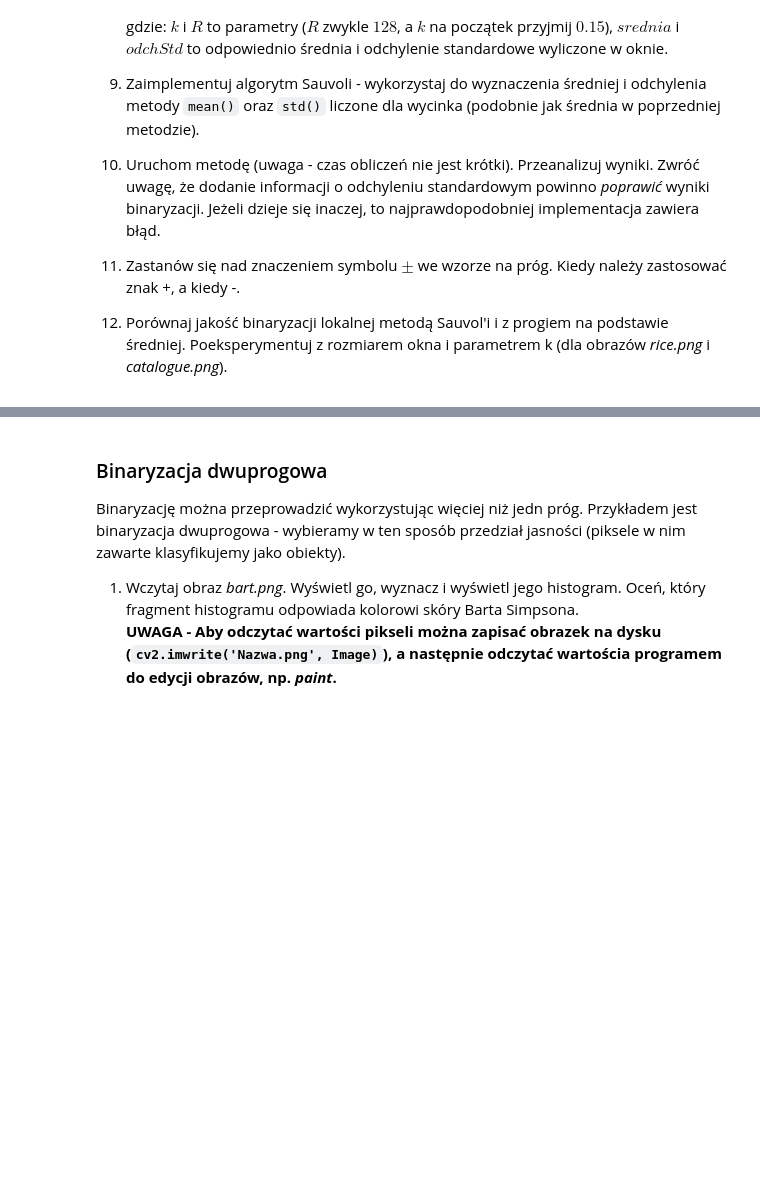
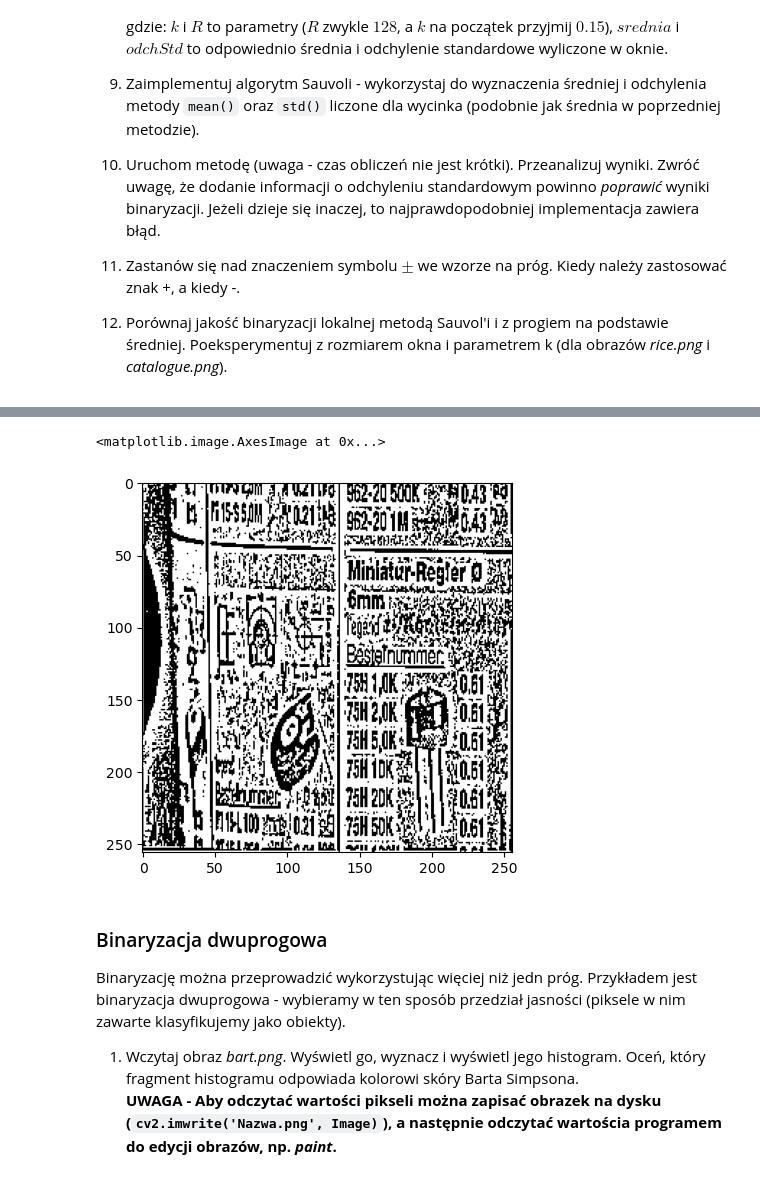
Before and after one commit to YgLK/computer_vision, a Jupyter notebook: lab04/04_thresholding.ipynb, the cells around one changed output, grey strips where cells are left out. Cells and saved outputs as stored; diff of their text form; code cells hidden in the pictures; blank space fills up the shorter version.

```diff
--- a/lab04/04_thresholding.ipynb
+++ b/lab04/04_thresholding.ipynb
@@ -626,3 +623,9 @@ axs[2,1].imshow(sauvoli_local_binarization(catalogue, sign='+', W=8, k=3), cmap=
+# %%
+# change R coef
+plt.imshow(sauvoli_local_binarization(catalogue, sign='-', W=7, k=0.15, R=68), cmap='gray')
+# %% [output]
+<matplotlib.image.AxesImage at 0x...>
+[figure, added]
 # %% [markdown]
 ### Binaryzacja dwuprogowa
 
```
Also changed, not shown: parts of 8 cells of this notebook, 1 other file.
